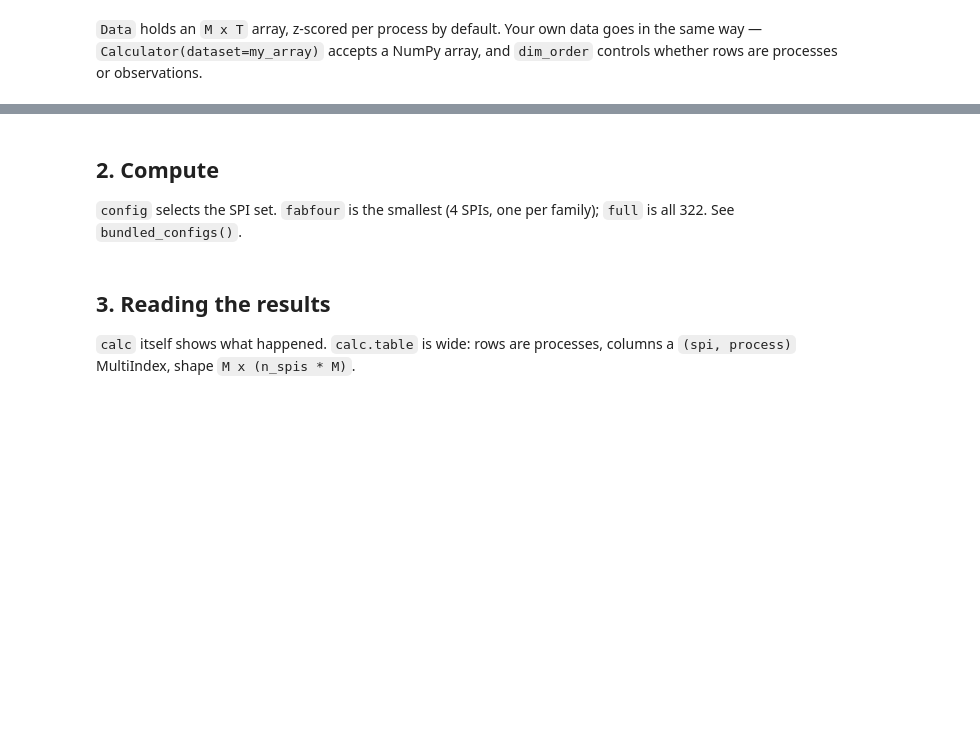
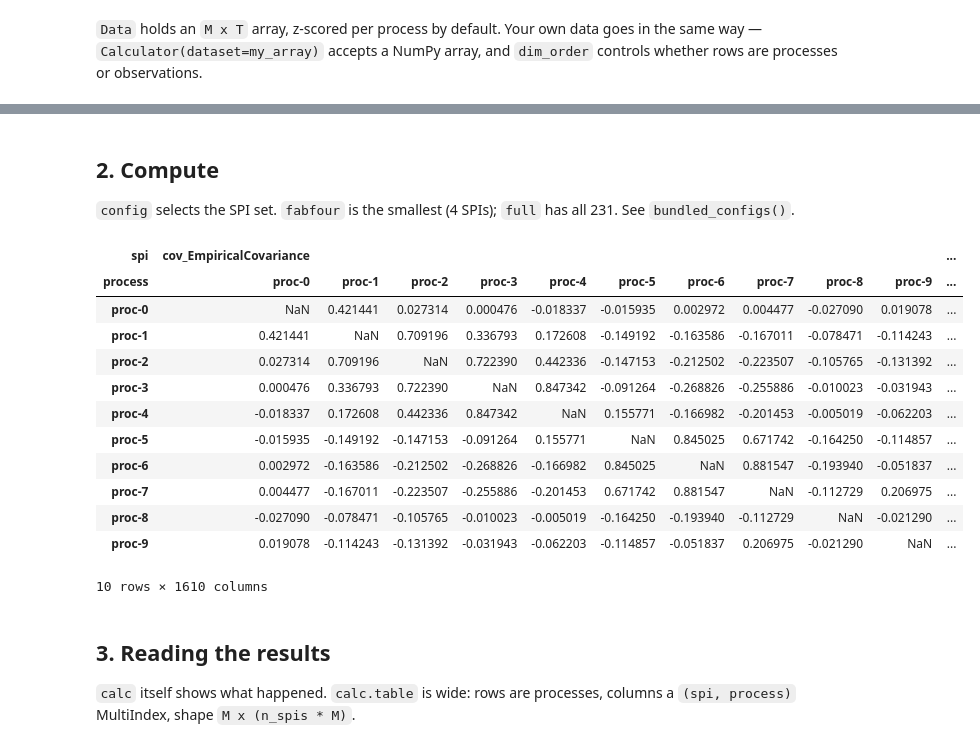
Before and after one commit to DynamicsAndNeuralSystems/pyspi, a Jupyter notebook: demos/pyspi_tutorial.ipynb, the cells around one changed output, grey strips where cells are left out. Cells and saved outputs as stored; diff of their text form; code cells hidden in the pictures; blank space fills up the shorter version.

```diff
--- a/demos/pyspi_tutorial.ipynb
+++ b/demos/pyspi_tutorial.ipynb
@@ -18,14 +24,26 @@ print(data.n_processes, "processes x", data.n_observations, "observations")
 # %% [markdown]
 ## 2. Compute
 
-`config` selects the SPI set. `fabfour` is the smallest (4 SPIs, one per family); `full` is all 322. See `bundled_configs()`.
+`config` selects the SPI set. `fabfour` is the smallest (4 SPIs); `full` has all 231. See `bundled_configs()`.
 # %%
-calc = Calculator(dataset=data,
-                  config="benchmarked_p90",
-                  verbose=True)
+calc = Calculator(dataset=data, config="benchmarked_p90", verbose=False)
 calc.compute(progress=False)
 
 calc.table
+# %% [output]
+| spi | cov_EmpiricalCovariance |  |  |  |  |  |  |  |  |  | ... |
+| process | proc-0 | proc-1 | proc-2 | proc-3 | proc-4 | proc-5 | proc-6 | proc-7 | proc-8 | proc-9 | ... |
+| proc-0 | NaN | 0.421441 | 0.027314 | 0.000476 | -0.018337 | -0.015935 | 0.002972 | 0.004477 | -0.027090 | 0.019078 | ... |
+| proc-1 | 0.421441 | NaN | 0.709196 | 0.336793 | 0.172608 | -0.149192 | -0.163586 | -0.167011 | -0.078471 | -0.114243 | ... |
+| proc-2 | 0.027314 | 0.709196 | NaN | 0.722390 | 0.442336 | -0.147153 | -0.212502 | -0.223507 | -0.105765 | -0.131392 | ... |
+| proc-3 | 0.000476 | 0.336793 | 0.722390 | NaN | 0.847342 | -0.091264 | -0.268826 | -0.255886 | -0.010023 | -0.031943 | ... |
+| proc-4 | -0.018337 | 0.172608 | 0.442336 | 0.847342 | NaN | 0.155771 | -0.166982 | -0.201453 | -0.005019 | -0.062203 | ... |
+| proc-5 | -0.015935 | -0.149192 | -0.147153 | -0.091264 | 0.155771 | NaN | 0.845025 | 0.671742 | -0.164250 | -0.114857 | ... |
+| proc-6 | 0.002972 | -0.163586 | -0.212502 | -0.268826 | -0.166982 | 0.845025 | NaN | 0.881547 | -0.193940 | -0.051837 | ... |
+| proc-7 | 0.004477 | -0.167011 | -0.223507 | -0.255886 | -0.201453 | 0.671742 | 0.881547 | NaN | -0.112729 | 0.206975 | ... |
+| proc-8 | -0.027090 | -0.078471 | -0.105765 | -0.010023 | -0.005019 | -0.164250 | -0.193940 | -0.112729 | NaN | -0.021290 | ... |
+| proc-9 | 0.019078 | -0.114243 | -0.131392 | -0.031943 | -0.062203 | -0.114857 | -0.051837 | 0.206975 | -0.021290 | NaN | ... |
+10 rows × 1610 columns
 # %% [markdown]
 ## 3. Reading the results
 
```
Also changed, not shown: parts of 19 cells of this notebook, 24 other files.
